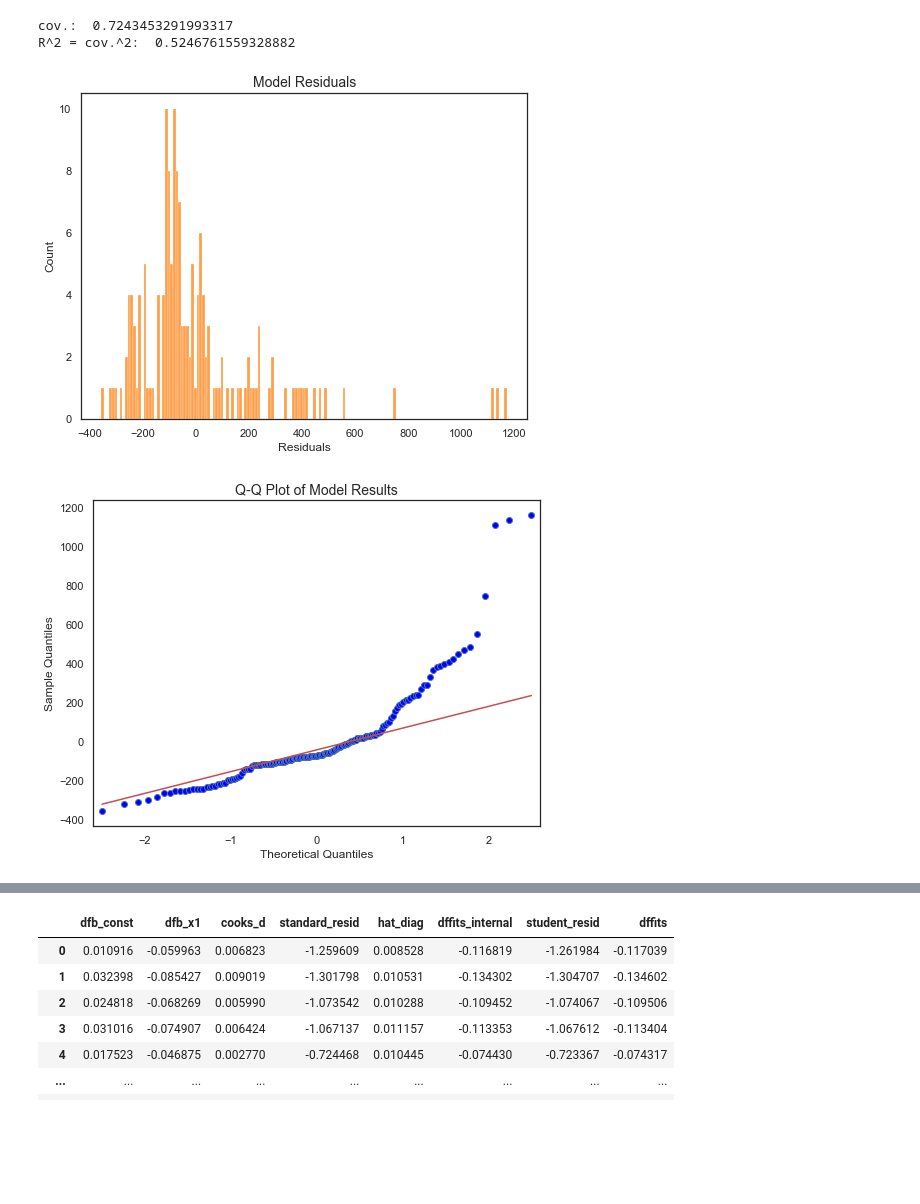
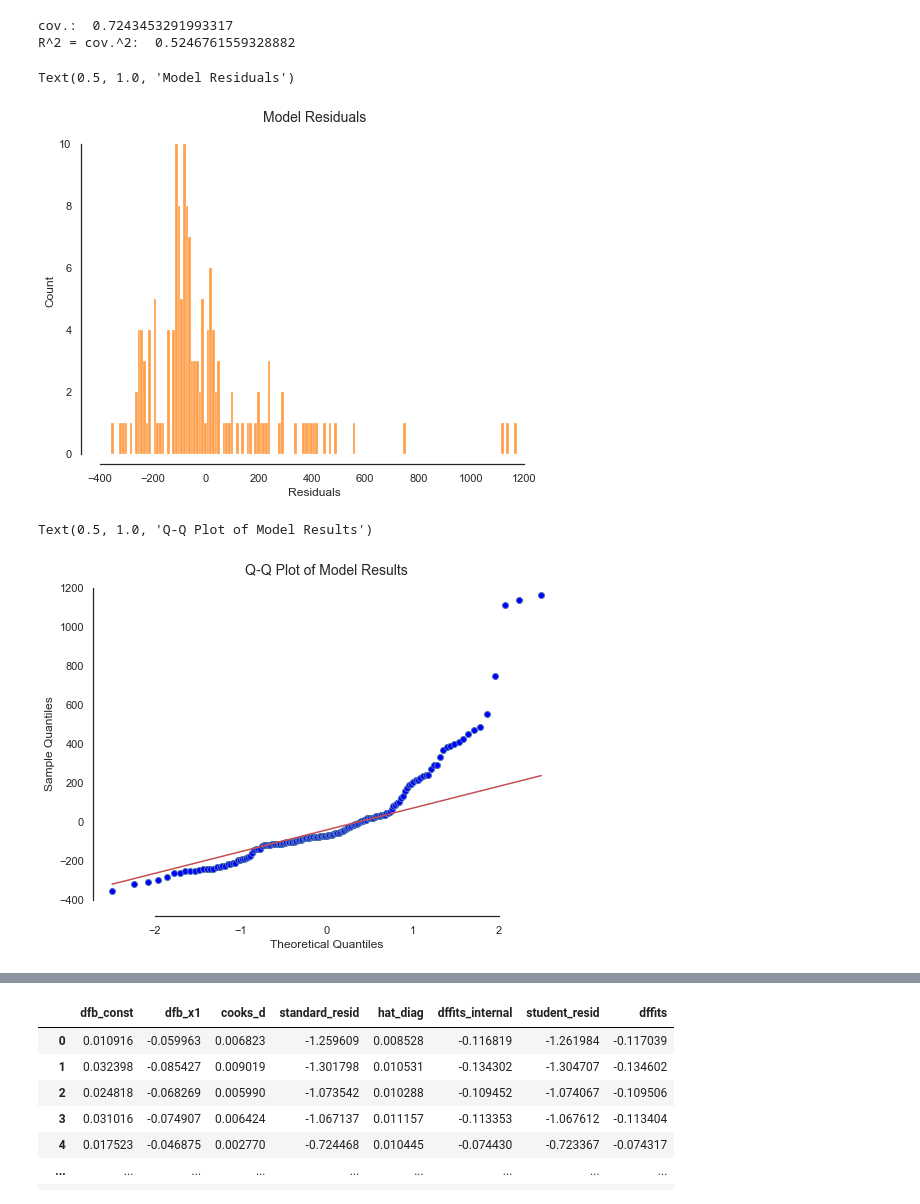
Before and after one commit to datakolektiv/DSS_IntroMLPython, a Jupyter notebook: _week02/Linear_Regression.ipynb, the cells around one changed output, grey strips where cells are left out. Saved outputs shown, nothing was run; the diff lists cells and outputs as text; code cells hidden in the pictures; blank space fills up the shorter version.

```diff
--- a/_week02/Linear_Regression.ipynb
+++ b/_week02/Linear_Regression.ipynb
@@ -299,16 +303,20 @@ R^2 = cov.^2:  0.5246761559328882
 # %%
 # - plotting the distribution of the residuals
 plt.figure(figsize=(8, 6))
 sns.histplot(data=model_frame, x='Residuals', binwidth=10, color='tab:orange')
-plt.title('Model Residuals', fontsize=14);
+sns.despine(offset=10, trim=True)
+plt.title('Model Residuals', fontsize=14)
 # %% [output]
+Text(0.5, 1.0, 'Model Residuals')
-[figure, old version]
+[figure, new version]
 # %%
 # - plotting the qqplot (using the statsmodels)
 sm.qqplot(model_frame['Residuals'].values, line='q')
-plt.title('Q-Q Plot of Model Results', fontsize=14);
+sns.despine(offset=10, trim=True)
+plt.title('Q-Q Plot of Model Results', fontsize=14)
 # %% [output]
+Text(0.5, 1.0, 'Q-Q Plot of Model Results')
-[figure, old version]
+[figure, new version]
 # %%
 ### --- Heteroskedacity
 
```
Also changed, not shown: parts of 8 cells of this notebook, 1 other file.
